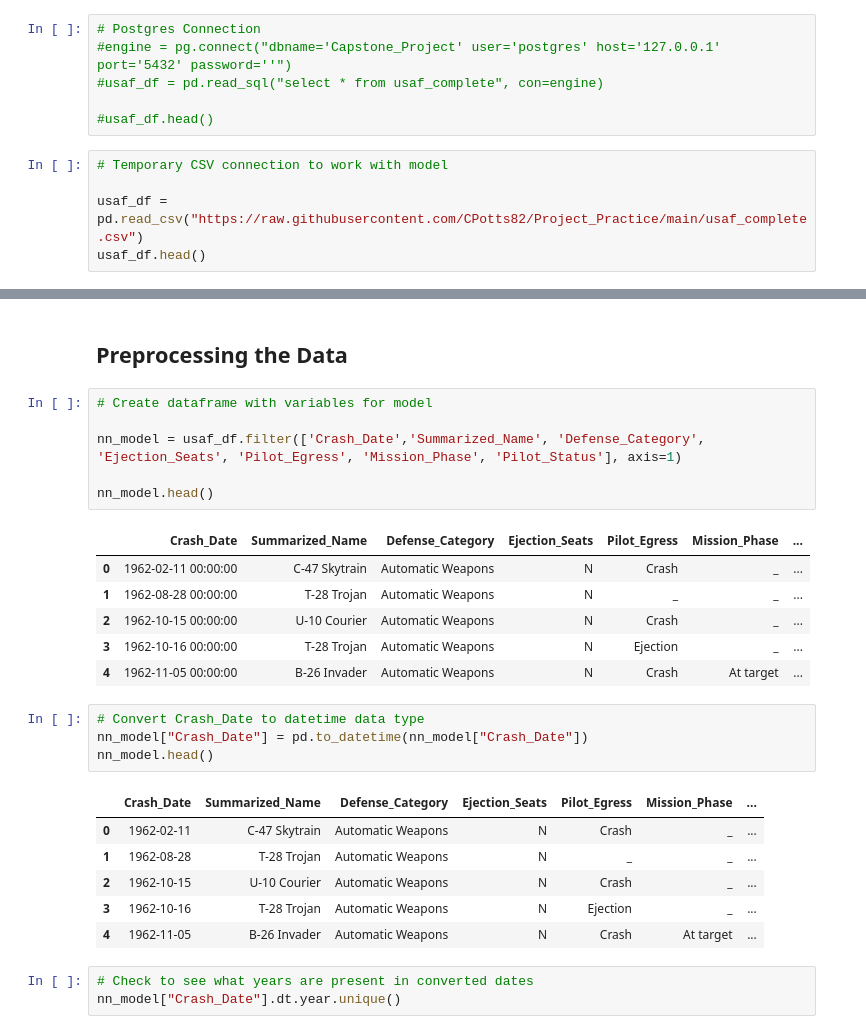
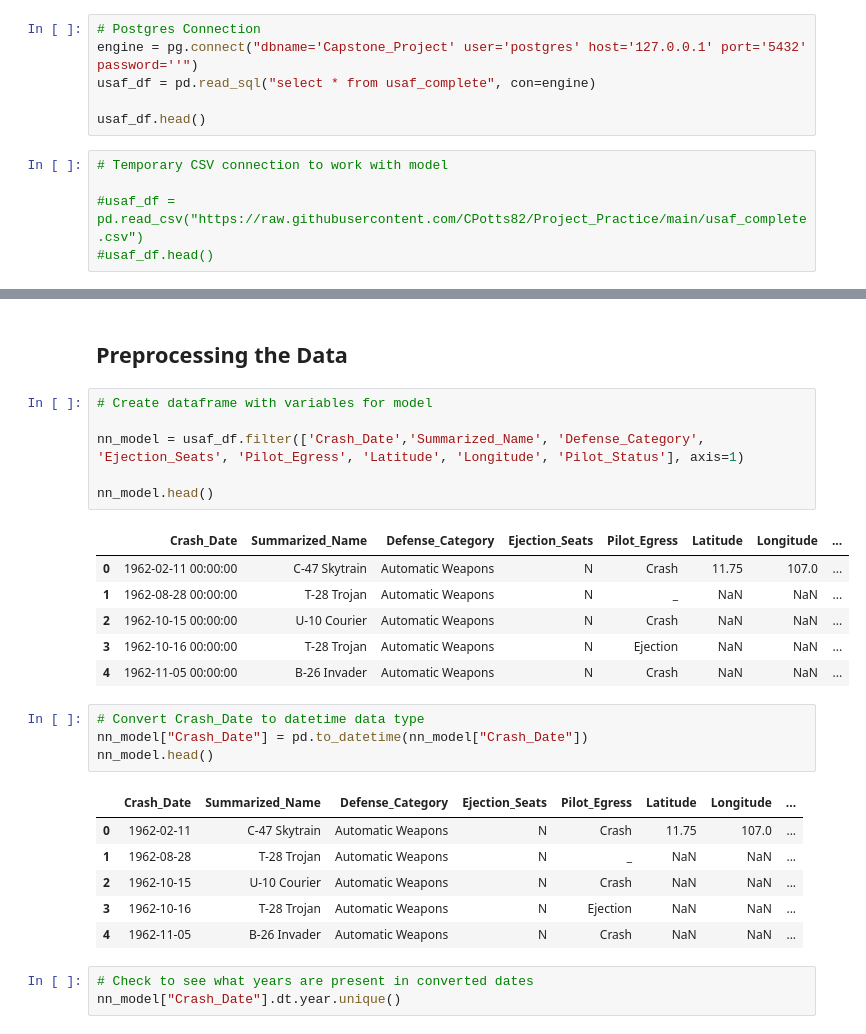
Before and after one commit to MichaelG-B/Capstone_Project, a Jupyter notebook: Capstone Project/Machine Learning/NeuralNet_Test/NeuralNet_TestModel.ipynb, the cells around one changed output, grey strips where cells are left out. Saved outputs shown, nothing was run; the diff lists cells and outputs as text.

```diff
--- a/Capstone Project/Machine Learning/NeuralNet_Test/NeuralNet_TestModel.ipynb
+++ b/Capstone Project/Machine Learning/NeuralNet_Test/NeuralNet_TestModel.ipynb
@@ -8,15 +8,15 @@ import datetime as dt
 import tensorflow as tf
 # %%
 # Postgres Connection
-#engine = pg.connect("dbname='Capstone_Project' user='postgres' host='127.0.0.1' port='5432' password=''")
-#usaf_df = pd.read_sql("select * from usaf_complete", con=engine)
+engine = pg.connect("dbname='Capstone_Project' user='postgres' host='127.0.0.1' port='5432' password=''")
+usaf_df = pd.read_sql("select * from usaf_complete", con=engine)
 
-#usaf_df.head()
+usaf_df.head()
 # %%
 # Temporary CSV connection to work with model
 
-usaf_df = pd.read_csv("https://raw.githubusercontent.com/CPotts82/Project_Practice/main/usaf_complete.csv")
-usaf_df.head()
+#usaf_df = pd.read_csv("https://raw.githubusercontent.com/CPotts82/Project_Practice/main/usaf_complete.csv")
+#usaf_df.head()
 # %% [output]
 |  | Crash_Date | Crash_Time | Aircraft_SN | Aircraft_Type | Summarized_Name | Ejection_Seats | Base | Wing | ... |
 | 0 | 1962-02-11 00:00:00 | _ | 4315732 | SC-47A | C-47 Skytrain | N | BHA | _ | ... |
@@ -30,27 +30,27 @@ usaf_df.head()
 # %%
 # Create dataframe with variables for model
 
-nn_model = usaf_df.filter(['Crash_Date','Summarized_Name', 'Defense_Category', 'Ejection_Seats', 'Pilot_Egress', 'Mission_Phase', 'Pilot_Status'], axis=1)
+nn_model = usaf_df.filter(['Crash_Date','Summarized_Name', 'Defense_Category', 'Ejection_Seats', 'Pilot_Egress', 'Latitude', 'Longitude', 'Pilot_Status'], axis=1)
 
 nn_model.head()
 # %% [output]
-|  | Crash_Date | Summarized_Name | Defense_Category | Ejection_Seats | Pilot_Egress | Mission_Phase | ... |
-| 0 | 1962-02-11 00:00:00 | C-47 Skytrain | Automatic Weapons | N | Crash | _ | ... |
-| 1 | 1962-08-28 00:00:00 | T-28 Trojan | Automatic Weapons | N | _ | _ | ... |
-| 2 | 1962-10-15 00:00:00 | U-10 Courier | Automatic Weapons | N | Crash | _ | ... |
-| 3 | 1962-10-16 00:00:00 | T-28 Trojan | Automatic Weapons | N | Ejection | _ | ... |
-| 4 | 1962-11-05 00:00:00 | B-26 Invader | Automatic Weapons | N | Crash | At target | ... |
+|  | Crash_Date | Summarized_Name | Defense_Category | Ejection_Seats | Pilot_Egress | Latitude | Longitude | ... |
+| 0 | 1962-02-11 00:00:00 | C-47 Skytrain | Automatic Weapons | N | Crash | 11.75 | 107.0 | ... |
+| 1 | 1962-08-28 00:00:00 | T-28 Trojan | Automatic Weapons | N | _ | NaN | NaN | ... |
+| 2 | 1962-10-15 00:00:00 | U-10 Courier | Automatic Weapons | N | Crash | NaN | NaN | ... |
+| 3 | 1962-10-16 00:00:00 | T-28 Trojan | Automatic Weapons | N | Ejection | NaN | NaN | ... |
+| 4 | 1962-11-05 00:00:00 | B-26 Invader | Automatic Weapons | N | Crash | NaN | NaN | ... |
 # %%
 # Convert Crash_Date to datetime data type
 nn_model["Crash_Date"] = pd.to_datetime(nn_model["Crash_Date"])
 nn_model.head()
 # %% [output]
-|  | Crash_Date | Summarized_Name | Defense_Category | Ejection_Seats | Pilot_Egress | Mission_Phase | ... |
-| 0 | 1962-02-11 | C-47 Skytrain | Automatic Weapons | N | Crash | _ | ... |
-| 1 | 1962-08-28 | T-28 Trojan | Automatic Weapons | N | _ | _ | ... |
-| 2 | 1962-10-15 | U-10 Courier | Automatic Weapons | N | Crash | _ | ... |
-| 3 | 1962-10-16 | T-28 Trojan | Automatic Weapons | N | Ejection | _ | ... |
-| 4 | 1962-11-05 | B-26 Invader | Automatic Weapons | N | Crash | At target | ... |
+|  | Crash_Date | Summarized_Name | Defense_Category | Ejection_Seats | Pilot_Egress | Latitude | Longitude | ... |
+| 0 | 1962-02-11 | C-47 Skytrain | Automatic Weapons | N | Crash | 11.75 | 107.0 | ... |
+| 1 | 1962-08-28 | T-28 Trojan | Automatic Weapons | N | _ | NaN | NaN | ... |
+| 2 | 1962-10-15 | U-10 Courier | Automatic Weapons | N | Crash | NaN | NaN | ... |
+| 3 | 1962-10-16 | T-28 Trojan | Automatic Weapons | N | Ejection | NaN | NaN | ... |
+| 4 | 1962-11-05 | B-26 Invader | Automatic Weapons | N | Crash | NaN | NaN | ... |
 # %%
 # Check to see what years are present in converted dates
 nn_model["Crash_Date"].dt.year.unique()
```
Also changed, not shown: parts of 25 cells of this notebook, 1 other file.
